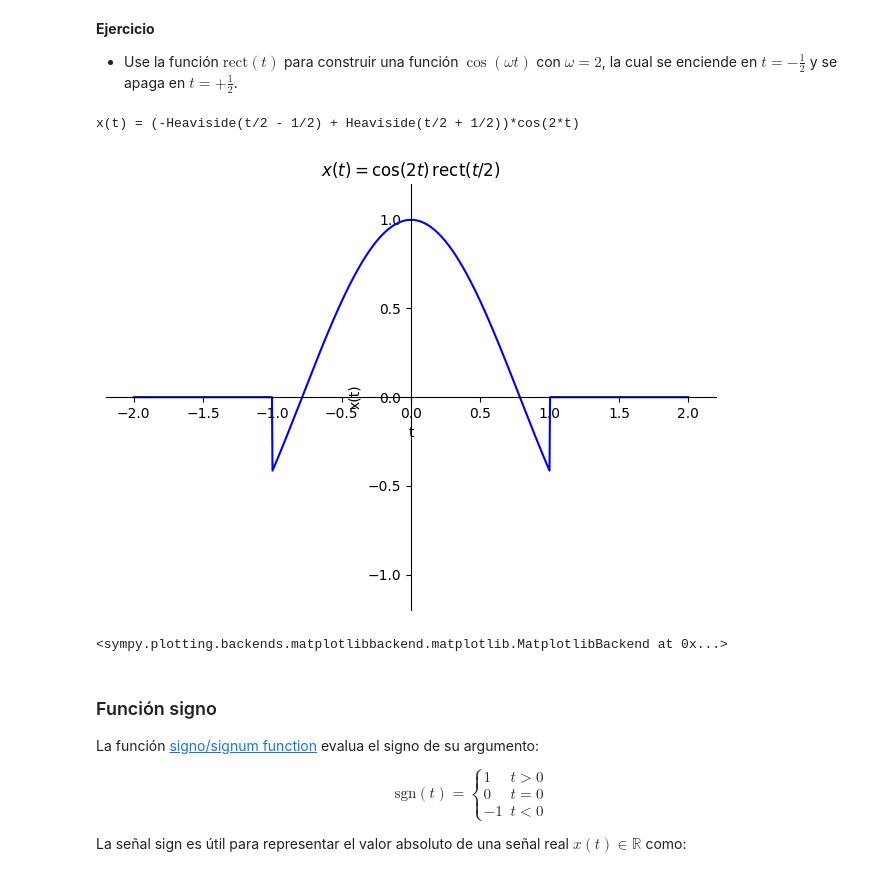
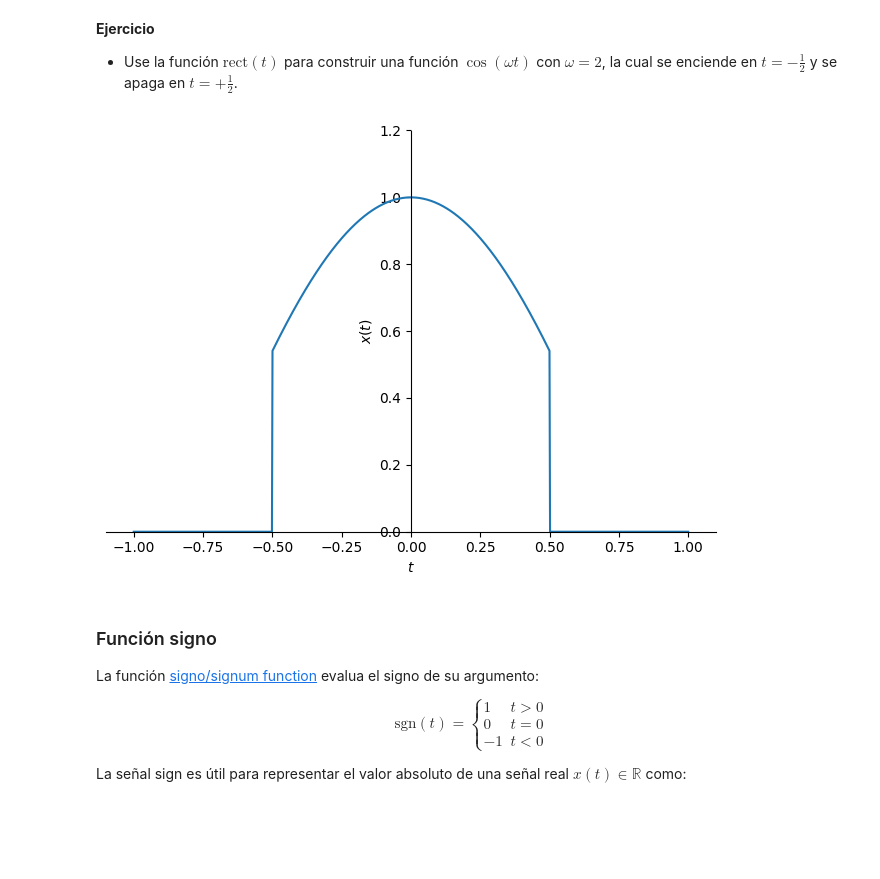
Before and after one commit to Mariana-zy/SyS-2025-2S, a Jupyter notebook: S_estandar.ipynb, the cells around one changed output. Cells and saved outputs as stored; diff of their text form; code cells hidden in the pictures; blank space fills up the shorter version.

```diff
--- a/S_estandar.ipynb
+++ b/S_estandar.ipynb
@@ -277,11 +277,10 @@ sym.plot(rect(t), (t, -1, 1), ylim=[-0.2, 1.2], ylabel=r'rect$(t)$');
 
 * Use la función $\text{rect}(t)$ para construir una función $\cos(\omega t)$ con $\omega=2$, la cual se enciende en $t=-\frac{1}{2}$ y se apaga en $t=+\frac{1}{2}$.
 # %%
-sym.plot(rect(t), (t, -1, 1), ylim=[-0.2, 1.2], ylabel=r'rect$(t)$');
+x = sym.cos(omega*t) * rect(t)
+sym.plot(x.subs(omega,2), (t, -1, 1), ylim=[0, 1.2], ylabel=r'$x(t)$');
 # %% [output]
-x(t) = (-Heaviside(t/2 - 1/2) + Heaviside(t/2 + 1/2))*cos(2*t)
-[figure, old version]
+[figure, new version]
-<sympy.plotting.backends.matplotlibbackend.matplotlib.MatplotlibBackend at 0x...>
 # %% [markdown]
 ### Función signo
 
```
Also changed, not shown: parts of 3 cells of this notebook.
